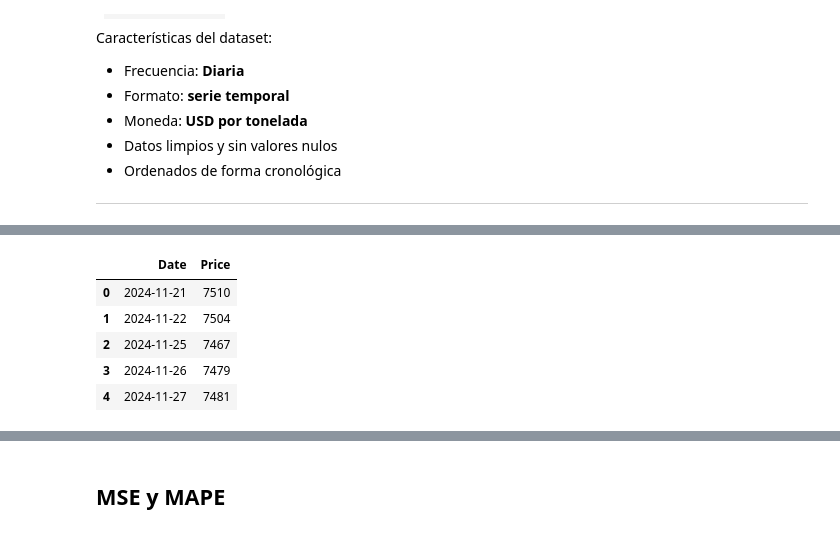
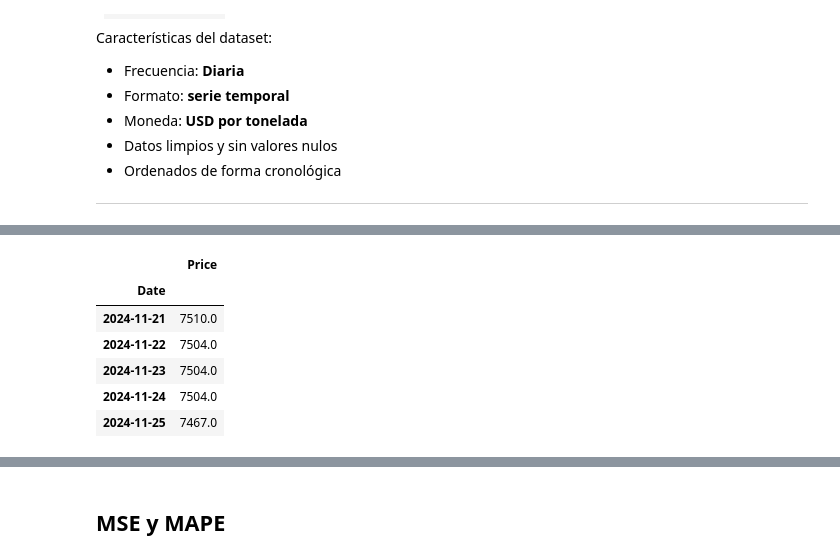
Before and after one commit to maxaguayo01/cnn-Ltsm_prediccion_Polipropileno, a Jupyter notebook: prediccion.ipynb, the cells around one changed output, grey strips where cells are left out. Drawn from its saved outputs; the diff is of its cells as text; code cells hidden in the pictures.

```diff
--- a/prediccion.ipynb
+++ b/prediccion.ipynb
@@ -84,18 +84,25 @@ KeyError: 'Date'
 # %%
 #imortar datos desde csv
 import pandas as pd
 from pandas import read_csv
 df = pd.DataFrame(read_csv("commodity_data.csv"))
+
 df = df.rename(columns={"date": "Date", "value": "Price"})
-df["Date"] = pd.to_datetime(df["Date"])
+df['Date'] = pd.to_datetime(df['Date'])
+df = df.set_index('Date')
+df = df.asfreq('D')
+df['Price'] = df['Price'].ffill()
+
+
 df.head()
 # %% [output]
-|  | Date | Price |
-| 0 | 2024-11-21 | 7510 |
-| 1 | 2024-11-22 | 7504 |
-| 2 | 2024-11-25 | 7467 |
-| 3 | 2024-11-26 | 7479 |
-| 4 | 2024-11-27 | 7481 |
+|  | Price |
+| Date |  |
+| 2024-11-21 | 7510.0 |
+| 2024-11-22 | 7504.0 |
+| 2024-11-23 | 7504.0 |
+| 2024-11-24 | 7504.0 |
+| 2024-11-25 | 7467.0 |
 # %%
 import pandas as pd
 import plotly.express as px
```
Also changed, not shown: parts of 14 cells of this notebook, 2 other files.
